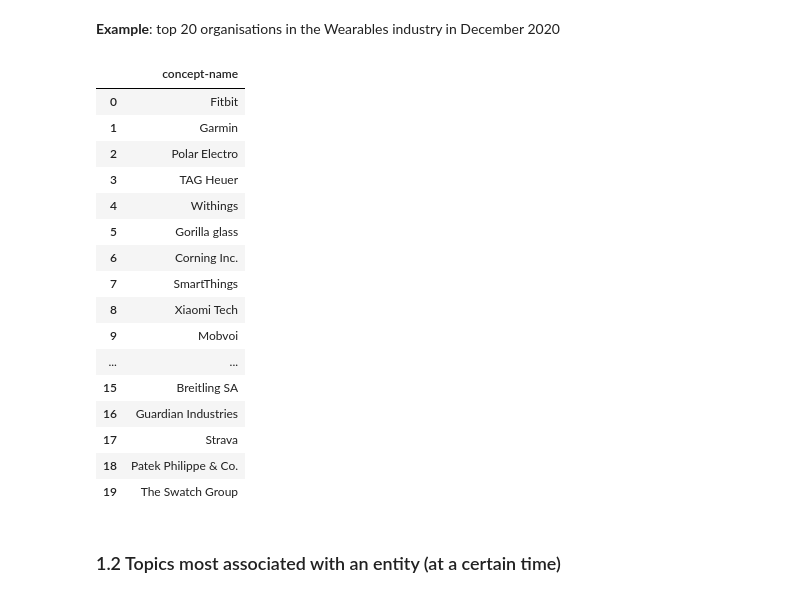
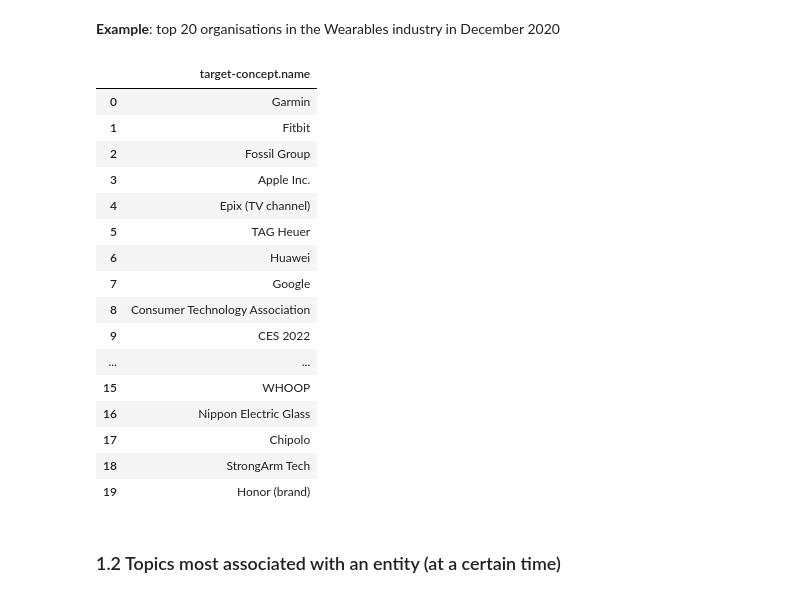
Before and after one commit to signal-ai/signal-api-tools, a Jupyter notebook: notebooks/affinity_tutorial.ipynb, the cells around one changed output. Saved outputs shown, nothing was run; the diff lists cells and outputs as text; code cells hidden in the pictures.

```diff
--- a/notebooks/affinity_tutorial.ipynb
+++ b/notebooks/affinity_tutorial.ipynb
@@ -85,18 +85,27 @@ Note that you would need to have the ID of the topic as an input. For that pleas
 # %% [markdown]
 **Example**: top 20 organisations in the Wearables industry in December 2020
 # %%
-last_month = (pd.to_datetime("today").to_period('M') - 1)
+last_month = (pd.to_datetime("today").to_period('M') - 1).strftime('%Y-%m')
 topic_id = 'f861d9df-5a65-41fe-8077-1714b838f1e1' ## topic ID for Wearables
-response = requests.get(
+response = requests.post(
     # call the entities endpoint
-    'https://api.signal-ai.com/affinity/topics/{}/relationships'.format(topic_id),
-    params={
-        'rel-type':'proximity',
-        # Limit the search to organisations
-        'entity-type':'organisation',
-        'start-month':'2020-12',
-        'end-month': '2020-12',
-        'size': 20
+    'https://api.signal-ai.com/affinity',
+    json={
+        'source-concept': {
+            'id': topic_id
+        },
+        'relationship': {
+            'type': 'proximity',
+            'date': {
+                'start': last_month,
+                'end': last_month
+            },
+            'interval': 'month',
+            'limit-per-interval': 20
+        },
+        'target-concepts': {
+            'types': ['entity/organisation']
+        }
     },
     # include the access token in the header
     headers={
@@ -107,26 +116,26 @@ response = requests.get(
 
 result = response.json()
 # %%
-df = pd.DataFrame.from_dict(result['relationships'])
-df[['concept-name']]
+df = pd.json_normalize(result['results'])
+df[['target-concept.name']]
 # %% [output]
-|  | concept-name |
-| 0 | Fitbit |
-| 1 | Garmin |
-| 2 | Polar Electro |
-| 3 | TAG Heuer |
-| 4 | Withings |
-| 5 | Gorilla glass |
-| 6 | Corning Inc. |
-| 7 | SmartThings |
-| 8 | Xiaomi Tech |
-| 9 | Mobvoi |
+|  | target-concept.name |
+| 0 | Garmin |
+| 1 | Fitbit |
+| 2 | Fossil Group |
+| 3 | Apple Inc. |
+| 4 | Epix (TV channel) |
+| 5 | TAG Heuer |
+| 6 | Huawei |
+| 7 | Google |
+| 8 | Consumer Technology Association |
+| 9 | CES 2022 |
 | ... | ... |
-| 15 | Breitling SA |
-| 16 | Guardian Industries |
-| 17 | Strava |
-| 18 | Patek Philippe & Co. |
-| 19 | The Swatch Group |
+| 15 | WHOOP |
+| 16 | Nippon Electric Glass |
+| 17 | Chipolo |
+| 18 | StrongArm Tech |
+| 19 | Honor (brand) |
 # %% [markdown]
 ### 1.2 Topics most associated with an entity (at a certain time)
 # %% [markdown]
```
Also changed, not shown: parts of 11 cells of this notebook.
